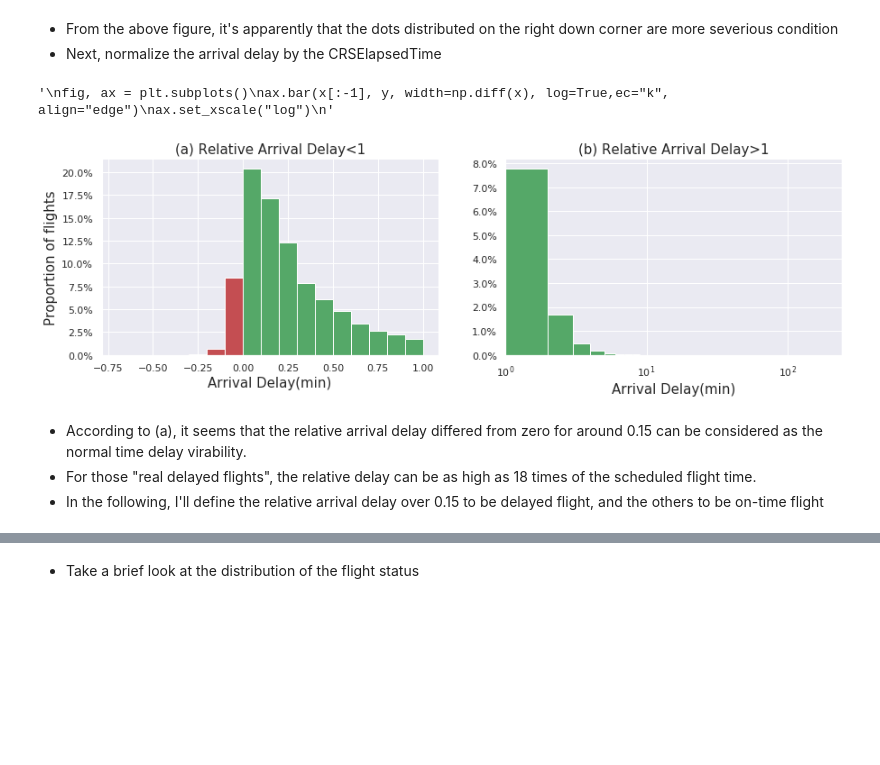
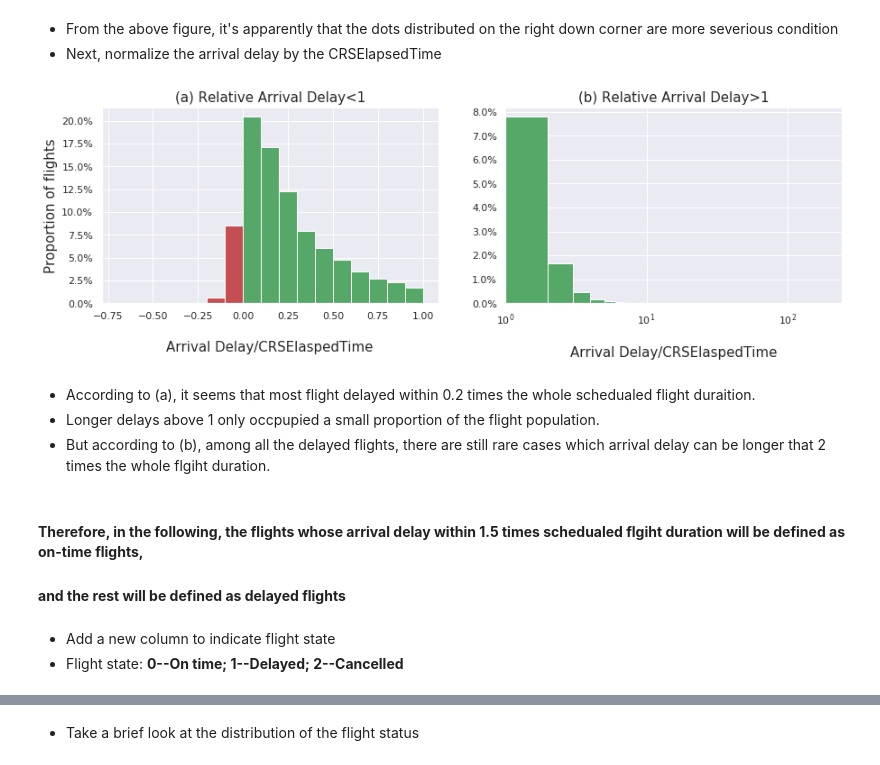
Before and after one commit to Wolfking2015/Final-Project-For-AML, a Jupyter notebook: final-project.ipynb, the cells around one changed output, grey strips where cells are left out. Drawn from its saved outputs; the diff is of its cells as text; code cells hidden in the pictures; blank space fills up the shorter version.

```diff
--- a/final-project.ipynb
+++ b/final-project.ipynb
@@ -374,54 +374,53 @@ histAdvanceRel=histAdvanceRel/NumberOfTotalFlights_NotCancelled
 DelayTimeRel=RelativeArrDel[ArrDelay_NotCancelled>0];
 DelayRel_Max=np.max(DelayTimeRel)
 BinWidth_DelayRel=1
-Bin_DelayRelAbove1=np.arange(1,DelayRel_Max+BinWidth_AdvanceRef,BinWidth_DelayRel)
+Bin_DelayRelAbove1=np.arange(1,DelayRel_Max+BinWidth_DelayRel,BinWidth_DelayRel)
 histDelayRel,bins=np.histogram(DelayTimeRel,bins=Bin_DelayRelAbove1)
 histDelayRel=histDelayRel/NumberOfTotalFlights_NotCancelled
 plotedge_Fig2=Bin_DelayRelAbove1[:-1]
 
 #Histograme for delay with refdelay<1
 DelayTimeRelWithin1=DelayTimeRel[DelayTimeRel<1]
-Bin_DelayRelWithin1=np.arange(0,1+BinWidth_AdvanceRef,BinWidth_AdvanceRel)
+Bin_DelayRelWithin1=np.arange(0,1+BinWidth_AdvanceRel,BinWidth_AdvanceRel)
 histDelayRelWithin1,bins=np.histogram(DelayTimeRelWithin1,bins=Bin_DelayRelWithin1)
 histDelayRelWithin1=histDelayRelWithin1/NumberOfTotalFlights_NotCancelled
 # %%
 #First put the histogram of Advance and Delay<1 together
 plotedge_Fig1=np.concatenate((Bin_AdvanceRel[:-1],Bin_DelayRelWithin1[:-1]))
 histDelayRelWithin1All=np.concatenate((histAdvanceRel,histDelayRelWithin1))
 # Make a bar plot
 Color=['r']*np.size(Bin_AdvanceRel[:-1])+['g']*np.size(Bin_DelayRelWithin1[:-1])
 plt.subplot(1,2,1)
 sns.set()
 plt.bar(plotedge_Fig1,histDelayRelWithin1All, align='edge', width=BinWidth_AdvanceRel,color=Color);
-plt.xlabel('Arrival Delay(min)',fontsize=15)
+plt.xlabel('\nArrival Delay/CRSElaspedTime',fontsize=15)
 plt.ylabel('Proportion of flights',fontsize=15)
 plt.title('(a) Relative Arrival Delay<1',fontsize=15);
 plt.gca().yaxis.set_major_formatter(PercentFormatter(1))
 
 #Plot the rest relative delays
 
 plt.subplot(1,2,2)
 sns.set()
 plt.bar(plotedge_Fig2,histDelayRel, align='edge',width=BinWidth_DelayRel,color='g');
-plt.xlim(1,DelayRel_Max+BinWidth_AdvanceRef)
-plt.xlabel('Arrival Delay(min)',fontsize=15)
+plt.xlim(1,DelayRel_Max+BinWidth_AdvanceRel)
+plt.xlabel('\nArrival Delay/CRSElaspedTime',fontsize=15)
 plt.title('(b) Relative Arrival Delay>1',fontsize=15);
 plt.xscale('log')
 plt.gca().yaxis.set_major_formatter(PercentFormatter(1))
 plt.subplots_adjust(left=-1) # make room for yticks
-
-'''
-fig, ax = plt.subplots()
-ax.bar(x[:-1], y, width=np.diff(x), log=True,ec="k", align="edge")
-ax.set_xscale("log")
-'''
 # %% [output]
-'\nfig, ax = plt.subplots()\nax.bar(x[:-1], y, width=np.diff(x), log=True,ec="k", align="edge")\nax.set_xscale("log")\n'
-[figure, old version]
+[figure, new version]
-# %% [markdown]
-* According to (a), it seems that the relative arrival delay differed from zero for around 0.15 can be considered as the normal time delay virability.
-* For those "real delayed flights", the relative delay can be as high as 18 times of the scheduled flight time.
-* In the following, I'll define the relative arrival delay over 0.15 to be delayed flight, and the others to be on-time flight
+# %% [markdown]
+* According to (a), it seems that most flight delayed within 0.2 times the whole schedualed flight duraition.
+* Longer delays above 1 only occpupied a small proportion of the flight population.
+* But according to (b), among all the delayed flights, there are still rare cases which arrival delay can be longer that 2 times the whole flgiht duration.
+# %% [markdown]
+#### **Therefore, in the following, the flights whose arrival delay within 1.5 times schedualed flgiht duration will be defined as on-time flights,**
+#### **and the rest will be defined as delayed flights**
+# %% [markdown]
+* Add a new column to indicate flight state
+* Flight state: **0--On time; 1--Delayed; 2--Cancelled**
 # %%
 data_airline['FlightState']=data_airline.RelativeArrDel>0.15 #Assign value 1 to indicate Delayed flight
 data_airline['FlightState']=data_airline['FlightState'].astype(int)
```
Also changed, not shown: parts of 5 cells of this notebook.
